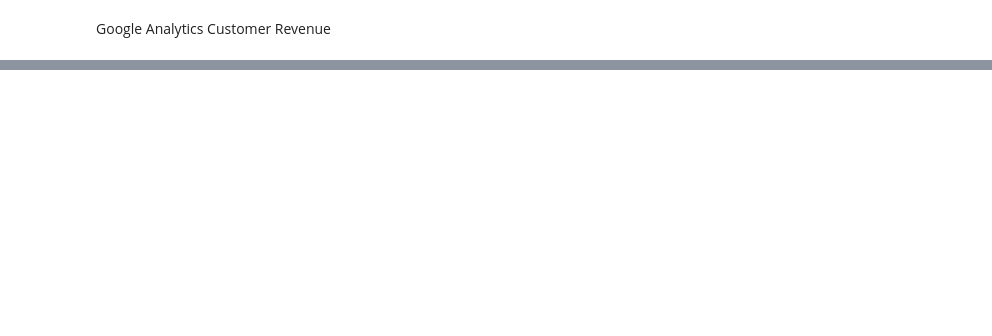
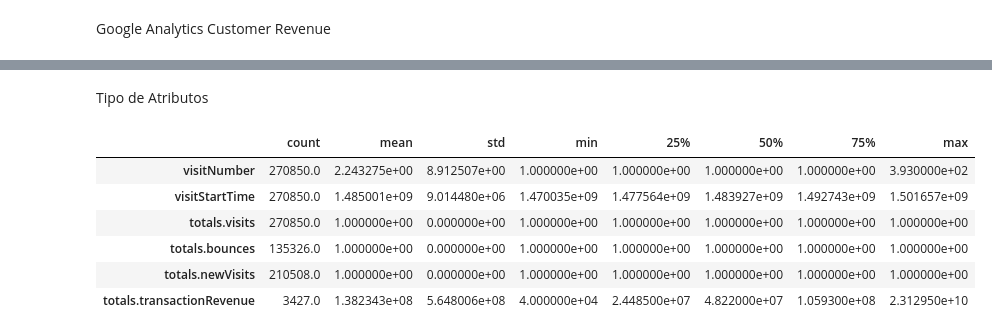
Before and after one commit to KARENCMP82/Python, a Jupyter notebook: GACR_Regresion_clase.ipynb, the cells around one changed output, grey strips where cells are left out. Saved outputs shown, nothing was run; the diff lists cells and outputs as text; code cells hidden in the pictures; blank space fills up the shorter version.

```diff
--- a/GACR_Regresion_clase.ipynb
+++ b/GACR_Regresion_clase.ipynb
@@ -22,0 +67,4 @@ lluvia.head(20)
+# %%
+df=df.loc[:,~df.columns.str.contains('Unnamed')].copy()
+#Quitar todas estas Unnamed: 0.2', 'Unnamed: 0.1', 'Unnamed: 0
+df.head(2).T
@@ -22,0 +89,6 @@ lluvia.head(20)
+# %%
+#Tratamiento id. borramos info redundandan
+df_ids=['fullVisitorId', 'visitId']
+# %%
+# Eliminar las columnas
+df.drop(df_ids, axis=1, inplace=True)
@@ -22,0 +97,12 @@ lluvia.head(20)
+# %% [markdown]
+Tipo de Atributos
+# %%
+df.describe(include=np.number).T
+# %% [output]
+|  | count | mean | std | min | 25% | 50% | 75% | max |
+| visitNumber | 270850.0 | 2.243275e+00 | 8.912507e+00 | 1.000000e+00 | 1.000000e+00 | 1.000000e+00 | 1.000000e+00 | 3.930000e+02 |
+| visitStartTime | 270850.0 | 1.485001e+09 | 9.014480e+06 | 1.470035e+09 | 1.477564e+09 | 1.483927e+09 | 1.492743e+09 | 1.501657e+09 |
+| totals.visits | 270850.0 | 1.000000e+00 | 0.000000e+00 | 1.000000e+00 | 1.000000e+00 | 1.000000e+00 | 1.000000e+00 | 1.000000e+00 |
+| totals.bounces | 135326.0 | 1.000000e+00 | 0.000000e+00 | 1.000000e+00 | 1.000000e+00 | 1.000000e+00 | 1.000000e+00 | 1.000000e+00 |
+| totals.newVisits | 210508.0 | 1.000000e+00 | 0.000000e+00 | 1.000000e+00 | 1.000000e+00 | 1.000000e+00 | 1.000000e+00 | 1.000000e+00 |
+| totals.transactionRevenue | 3427.0 | 1.382343e+08 | 5.648006e+08 | 4.000000e+04 | 2.448500e+07 | 4.822000e+07 | 1.059300e+08 | 2.312950e+10 |
```
Also changed, not shown: parts of 19 cells of this notebook.
